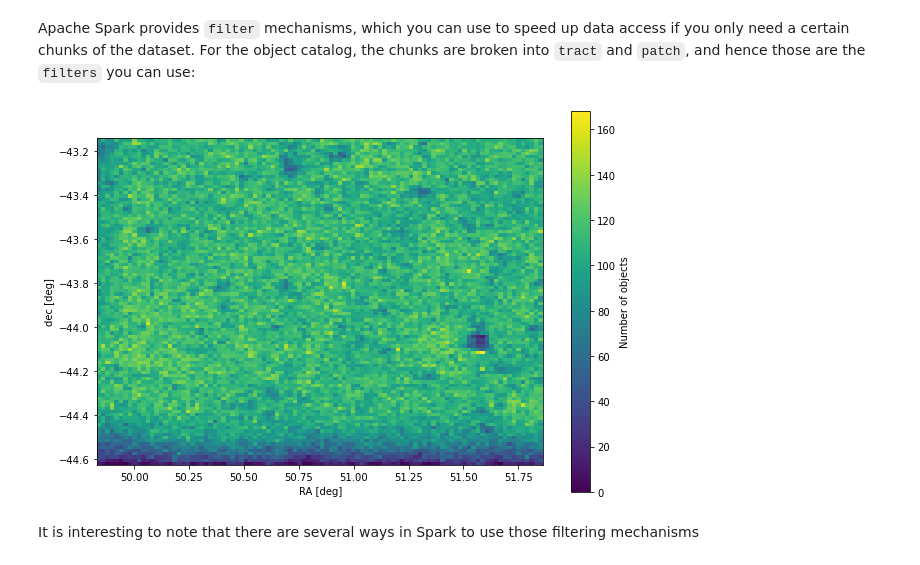
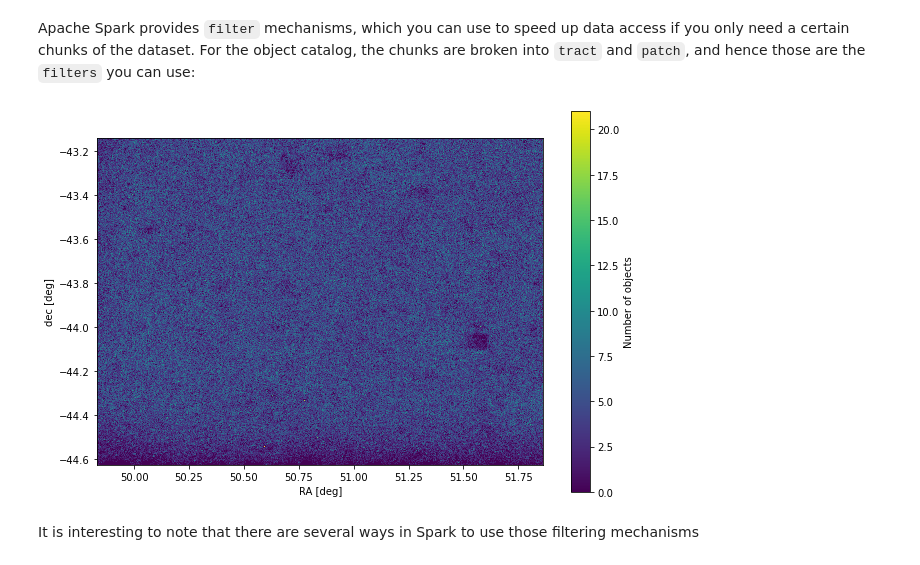
Before and after one commit to sylvielsstfr/MyDC2work, a Jupyter notebook: spark/object_spark_1_intro_Run2.2i.ipynb, the cells around one changed output. Saved outputs shown, nothing was run; the diff lists cells and outputs as text; code cells hidden in the pictures.

Commit message:
implement object_spark_1_intro_Run2.2i.ipynb

```diff
--- a/spark/object_spark_1_intro_Run2.2i.ipynb
+++ b/spark/object_spark_1_intro_Run2.2i.ipynb
@@ -88,6 +88,8 @@ print("Data will be read from: \n", datafile)
 # %% [output]
 Data will be read from:
  /global/cfs/cdirs/lsst/shared/DC2-prod/Run2.2i/dpdd/Run2.2i-dr6b/dc2_object_run2.2i_dr6b/dc2_object_run2.2i_dr6b_tract2897.parquet
+# %%
+InputPath = [base_dir + "/dc2_object_run2.2i_dr6b_tract{}.parquet".format(num) for num in good_tracks]
 # %%
 from pyspark.sql import SparkSession
 
@@ -96,6 +98,11 @@ spark = SparkSession.builder.getOrCreate()
 
 # Read the data as DataFrame
 df = spark.read.format("parquet").load(datafile)
+# %%
+#InputPath = [base_dir + "/dc2_object_run2.2i_dr6b_tract2897.parquet",
+#             base_dir + "/dc2_object_run2.2i_dr6b_tract2898.parquet"]
+
+df = spark.read.parquet(*InputPath)
 # %% [markdown]
 ### DC2 Object catalog Schema
 
@@ -163,21 +182,22 @@ Apache Spark provides `filter` mechanisms, which you can use to speed up data ac
 For the object catalog, the chunks are broken into `tract` and `patch`, and hence those are the `filters` you can use:
 # %%
 # Retrieve the ra,dec coordinates of all sources within tract number 4430
+#data = df.select('ra', 'dec').where('tract == 2897').collect()
 data = df.select('ra', 'dec').where('tract == 2897').collect()
 
 # `collect` returns list of list[ra, dec], so for
 # plotting purpose we tranpose the output:
 ra, dec = np.transpose(data)
 
 # Plot a 2d histogram of sources
 plt.figure(figsize=(10,7))
-plt.hist2d(ra, dec, 100)
+plt.hist2d(ra, dec, 500)
 plt.gca().set_aspect('equal')
 plt.colorbar(label='Number of objects')
 plt.xlabel('RA [deg]')
 plt.ylabel('dec [deg]');
 # %% [output]
-[figure, old version]
+[figure, new version]
 # %% [markdown]
 It is interesting to note that there are several ways in Spark to use those filtering mechanisms
 # %% [markdown]
```
Also changed, not shown: parts of 9 cells of this notebook, 1 other file.
